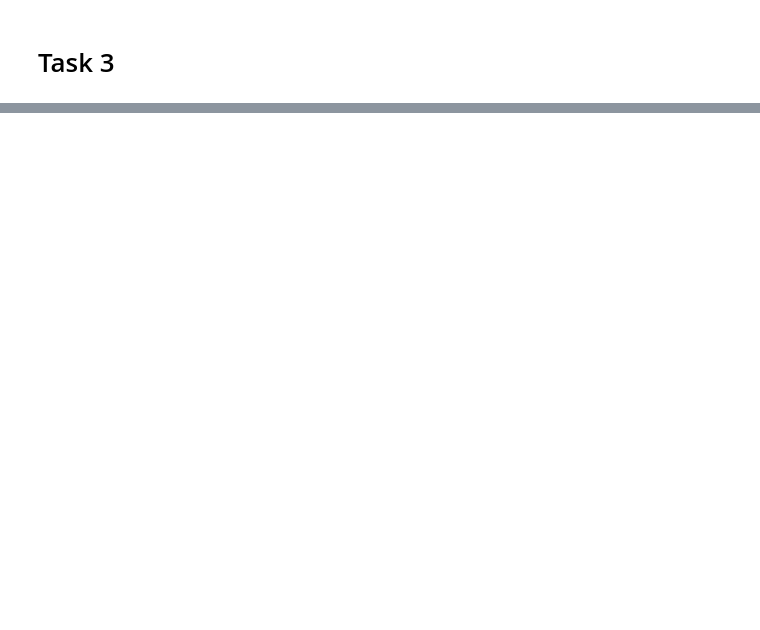
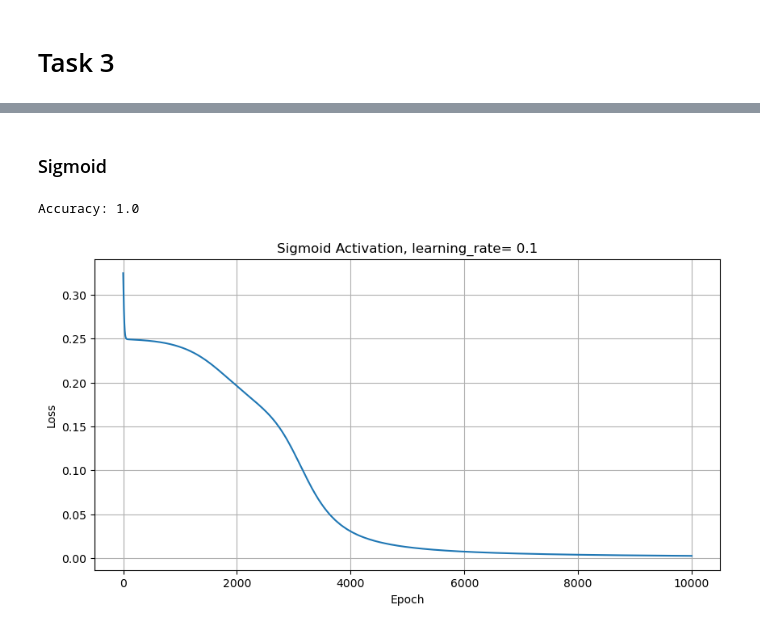
Before and after one commit to filipe-21903016/idl-assignment-0, a Jupyter notebook: assignment_0.ipynb, the cells around one changed output, grey strips where cells are left out. Saved outputs shown, nothing was run; the diff lists cells and outputs as text; code cells hidden in the pictures; blank space fills up the shorter version.

```diff
--- a/assignment_0.ipynb
+++ b/assignment_0.ipynb
@@ -237,8 +249,7 @@ def sigmoid_derivative(x):
     return x * (1 - x)
 
 # initialize random weights, multiply by 0.01 to get small values for improving learning rate
-weights = np.random.randn(257, 10) * 0.01
-
+weights = np.random.randn(257, 10) * 0.1
 
 def perceptron(input, labels, alpha, epochs):
     np.random.seed(42)
@@ -399,0 +340,6 @@ Text(0.5, 1.0, 'Loss by Epoch')
+# %%
+def sigmoid(x):
+    return 1 / (1 + np.exp(-x))
+
+def sigmoid_derivative(x):
+    return x * (1 - x)
@@ -399,0 +540,32 @@ Text(0.5, 1.0, 'Loss by Epoch')
+# %%
+def xor_net(weights, activate):
+    ''''
+    Uses the xor network to make predictions
+
+    :param weights: Network weights
+    :param activate: Activation function
+
+    :return Y_pred: Vector of predictions
+    '''
+
+    w1, b1, w2, b2 = unpack_weights(weights)
+    _, _, _, Y_pred = predict(w1, w2, b1, b2, activate)
+
+    return np.where(Y_pred < 0.5, 0, 1)
+# %%
+# Initialize weights
+weights = np.random.uniform(0, 1, (9))
+# %% [markdown]
+### Sigmoid
+# %%
+#Train network with sigmoid activation function
+sigmoid_weights, losses = xor_train(weights=weights, activation=(sigmoid, sigmoid_derivative))
+
+Y_pred = xor_net(sigmoid_weights, sigmoid)
+acc = accuracy_score(Y_train, Y_pred)
+print(f'Accuracy: {acc}')
+
+visualize_training(losses, "Sigmoid")
+# %% [output]
+Accuracy: 1.0
+[figure, added]
```
Also changed, not shown: parts of 34 cells of this notebook.
